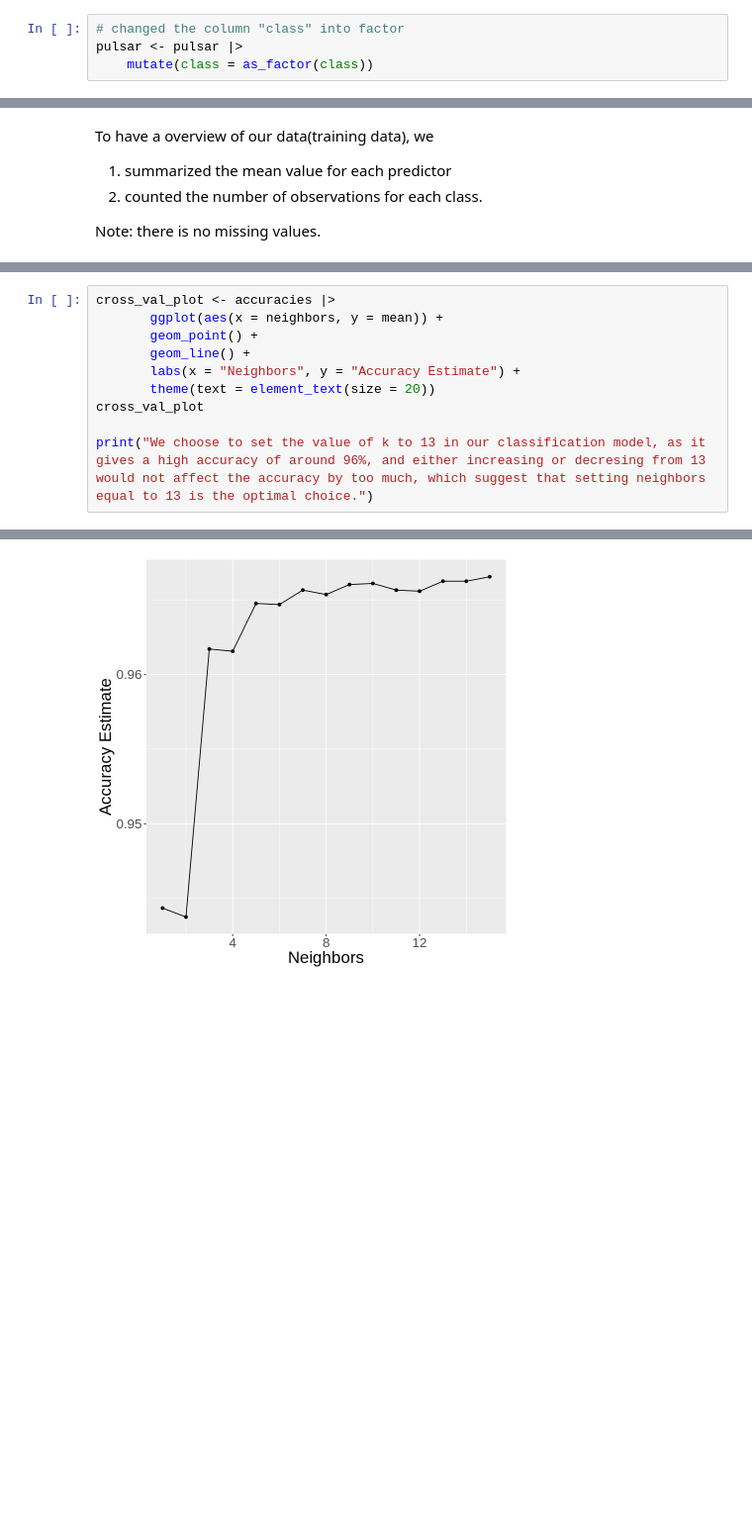
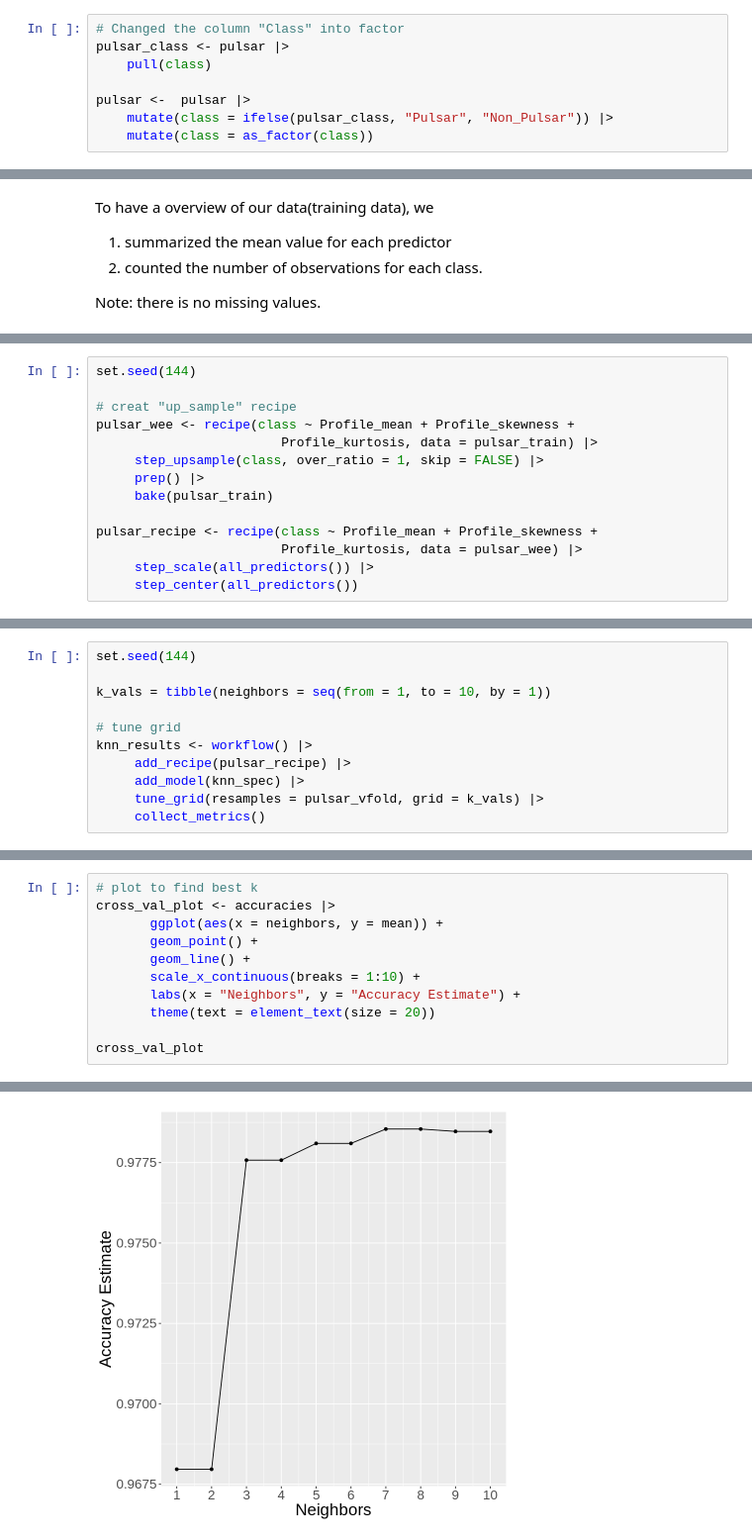
Before and after one commit to susanyliu/dsci100-project144new, a Jupyter notebook: Pulsar_star_project-2.ipynb, the cells around one changed output, grey strips where cells are left out. Shown at 99% size. Drawn from its saved outputs; the diff is of its cells as text; blank space fills up the shorter version.

```diff
--- a/Pulsar_star_project-2.ipynb
+++ b/Pulsar_star_project-2.ipynb
@@ -66,4 +85,8 @@ Note that the class column is of double type, so we changed the column `class` i
 # %%
-# changed the column "class" into factor
-pulsar <- pulsar |>
+# Changed the column "Class" into factor
+pulsar_class <- pulsar |>
+    pull(class)
+
+pulsar <-  pulsar |>
+    mutate(class = ifelse(pulsar_class, "Pulsar", "Non_Pulsar")) |>
     mutate(class = as_factor(class))
@@ -268,0 +224,14 @@ accuracies <- knn_results |>
+# %%
+set.seed(144)
+
+# creat "up_sample" recipe
+pulsar_wee <- recipe(class ~ Profile_mean + Profile_skewness +
+                        Profile_kurtosis, data = pulsar_train) |>
+     step_upsample(class, over_ratio = 1, skip = FALSE) |>
+     prep() |>
+     bake(pulsar_train)
+
+pulsar_recipe <- recipe(class ~ Profile_mean + Profile_skewness +
+                        Profile_kurtosis, data = pulsar_wee) |>
+     step_scale(all_predictors()) |>
+     step_center(all_predictors())
@@ -268,0 +250,11 @@ accuracies <- knn_results |>
+# %%
+set.seed(144)
+
+k_vals = tibble(neighbors = seq(from = 1, to = 10, by = 1))
+
+# tune grid
+knn_results <- workflow() |>
+     add_recipe(pulsar_recipe) |>
+     add_model(knn_spec) |>
+     tune_grid(resamples = pulsar_vfold, grid = k_vals) |>
+     collect_metrics()
@@ -269,11 +265,12 @@ accuracies <- knn_results |>
 # %%
+# plot to find best k
 cross_val_plot <- accuracies |>
        ggplot(aes(x = neighbors, y = mean)) +
        geom_point() +
        geom_line() +
+       scale_x_continuous(breaks = 1:10) +
        labs(x = "Neighbors", y = "Accuracy Estimate") +
        theme(text = element_text(size = 20))
+
 cross_val_plot
-
-print("We choose to set the value of k to 13 in our classification model, as it gives a high accuracy of around 96%, and either increasing or decresing from 13 would not affect the accuracy by too much, which suggest that setting neighbors equal to 13 is the optimal choice.")
 # %% [output]
@@ -281 +277 @@ print("We choose to set the value of k to 13 in our classification model, as it
-[figure, old version]
+[figure, new version]
```
Also changed, not shown: parts of 52 cells of this notebook.
